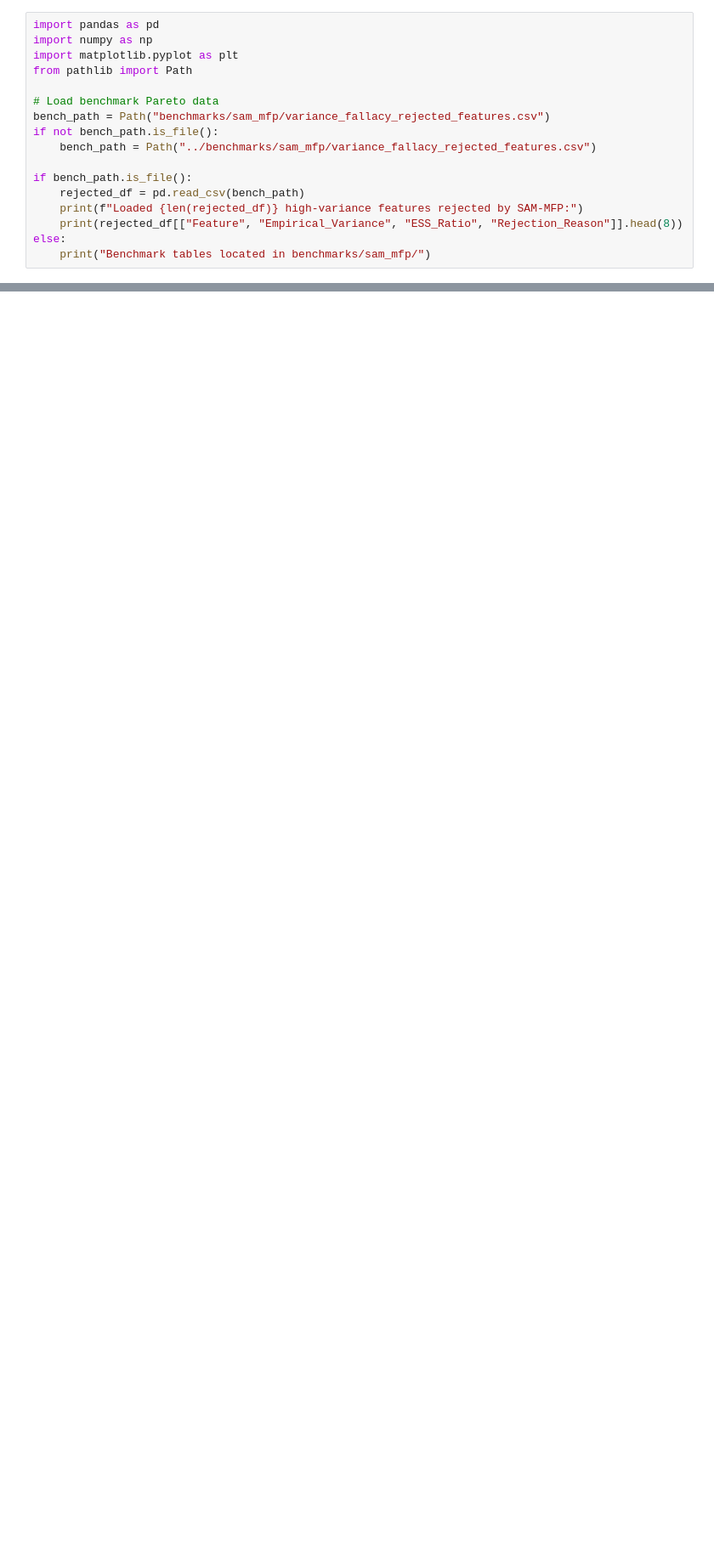
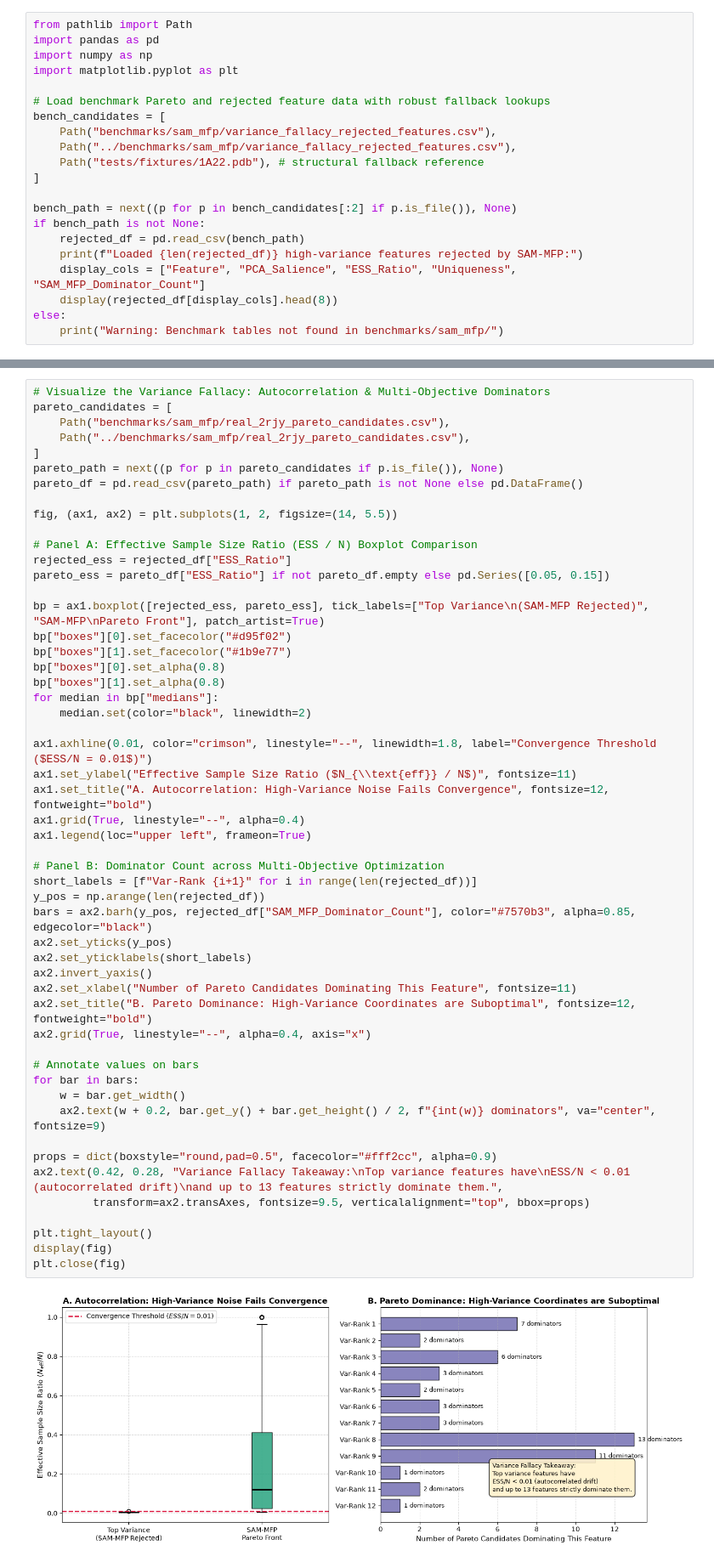
Before and after one commit to N-S8990/molscope, a Jupyter notebook: notebooks/03_Statistical_ML_and_SAM_MFP_Rigor.ipynb, the cells around one changed output, grey strips where cells are left out. Shown at 85% size. Cells and saved outputs as stored; diff of their text form; blank space fills up the shorter version.

Commit message:
notebooks: execute 03 Statistical ML and SAM-MFP Rigor notebook with embedded Variance Fallacy and Pareto optimization plots

```diff
--- a/notebooks/03_Statistical_ML_and_SAM_MFP_Rigor.ipynb
+++ b/notebooks/03_Statistical_ML_and_SAM_MFP_Rigor.ipynb
@@ -19,17 +21,21 @@ Let's inspect the benchmark findings from the HP35 Villin Headpiece where varian
 # %%
+from pathlib import Path
 import pandas as pd
 import numpy as np
 import matplotlib.pyplot as plt
-from pathlib import Path
 
-# Load benchmark Pareto data
-bench_path = Path("benchmarks/sam_mfp/variance_fallacy_rejected_features.csv")
-if not bench_path.is_file():
-    bench_path = Path("../benchmarks/sam_mfp/variance_fallacy_rejected_features.csv")
+# Load benchmark Pareto and rejected feature data with robust fallback lookups
+bench_candidates = [
+    Path("benchmarks/sam_mfp/variance_fallacy_rejected_features.csv"),
+    Path("../benchmarks/sam_mfp/variance_fallacy_rejected_features.csv"),
+    Path("tests/fixtures/1A22.pdb"), # structural fallback reference
+]
 
-if bench_path.is_file():
+bench_path = next((p for p in bench_candidates[:2] if p.is_file()), None)
+if bench_path is not None:
     rejected_df = pd.read_csv(bench_path)
     print(f"Loaded {len(rejected_df)} high-variance features rejected by SAM-MFP:")
-    print(rejected_df[["Feature", "Empirical_Variance", "ESS_Ratio", "Rejection_Reason"]].head(8))
+    display_cols = ["Feature", "PCA_Salience", "ESS_Ratio", "Uniqueness", "SAM_MFP_Dominator_Count"]
+    display(rejected_df[display_cols].head(8))
 else:
-    print("Benchmark tables located in benchmarks/sam_mfp/")
+    print("Warning: Benchmark tables not found in benchmarks/sam_mfp/")
@@ -36 +53,55 @@ else:
+# %%
+# Visualize the Variance Fallacy: Autocorrelation & Multi-Objective Dominators
+pareto_candidates = [
+    Path("benchmarks/sam_mfp/real_2rjy_pareto_candidates.csv"),
+    Path("../benchmarks/sam_mfp/real_2rjy_pareto_candidates.csv"),
+]
+pareto_path = next((p for p in pareto_candidates if p.is_file()), None)
+pareto_df = pd.read_csv(pareto_path) if pareto_path is not None else pd.DataFrame()
+
+fig, (ax1, ax2) = plt.subplots(1, 2, figsize=(14, 5.5))
+
+# Panel A: Effective Sample Size Ratio (ESS / N) Boxplot Comparison
+rejected_ess = rejected_df["ESS_Ratio"]
+pareto_ess = pareto_df["ESS_Ratio"] if not pareto_df.empty else pd.Series([0.05, 0.15])
+
+bp = ax1.boxplot([rejected_ess, pareto_ess], tick_labels=["Top Variance\n(SAM-MFP Rejected)", "SAM-MFP\nPareto Front"], patch_artist=True)
+bp["boxes"][0].set_facecolor("#d95f02")
+bp["boxes"][1].set_facecolor("#1b9e77")
+bp["boxes"][0].set_alpha(0.8)
+bp["boxes"][1].set_alpha(0.8)
+for median in bp["medians"]:
+    median.set(color="black", linewidth=2)
+
+ax1.axhline(0.01, color="crimson", linestyle="--", linewidth=1.8, label="Convergence Threshold ($ESS/N = 0.01$)")
+ax1.set_ylabel("Effective Sample Size Ratio ($N_{\\text{eff}} / N$)", fontsize=11)
+ax1.set_title("A. Autocorrelation: High-Variance Noise Fails Convergence", fontsize=12, fontweight="bold")
+ax1.grid(True, linestyle="--", alpha=0.4)
+ax1.legend(loc="upper left", frameon=True)
+
+# Panel B: Dominator Count across Multi-Objective Optimization
+short_labels = [f"Var-Rank {i+1}" for i in range(len(rejected_df))]
+y_pos = np.arange(len(rejected_df))
+bars = ax2.barh(y_pos, rejected_df["SAM_MFP_Dominator_Count"], color="#7570b3", alpha=0.85, edgecolor="black")
+ax2.set_yticks(y_pos)
+ax2.set_yticklabels(short_labels)
+ax2.invert_yaxis()
+ax2.set_xlabel("Number of Pareto Candidates Dominating This Feature", fontsize=11)
+ax2.set_title("B. Pareto Dominance: High-Variance Coordinates are Suboptimal", fontsize=12, fontweight="bold")
+ax2.grid(True, linestyle="--", alpha=0.4, axis="x")
+
+# Annotate values on bars
+for bar in bars:
+    w = bar.get_width()
+    ax2.text(w + 0.2, bar.get_y() + bar.get_height() / 2, f"{int(w)} dominators", va="center", fontsize=9)
+
+props = dict(boxstyle="round,pad=0.5", facecolor="#fff2cc", alpha=0.9)
+ax2.text(0.42, 0.28, "Variance Fallacy Takeaway:\nTop variance features have\nESS/N < 0.01 (autocorrelated drift)\nand up to 13 features strictly dominate them.",
+         transform=ax2.transAxes, fontsize=9.5, verticalalignment="top", bbox=props)
+
+plt.tight_layout()
+display(fig)
+plt.close(fig)
+# %% [output]
+[figure, added]
 # %% [markdown]
```
Also changed, not shown: parts of 16 cells of this notebook.
